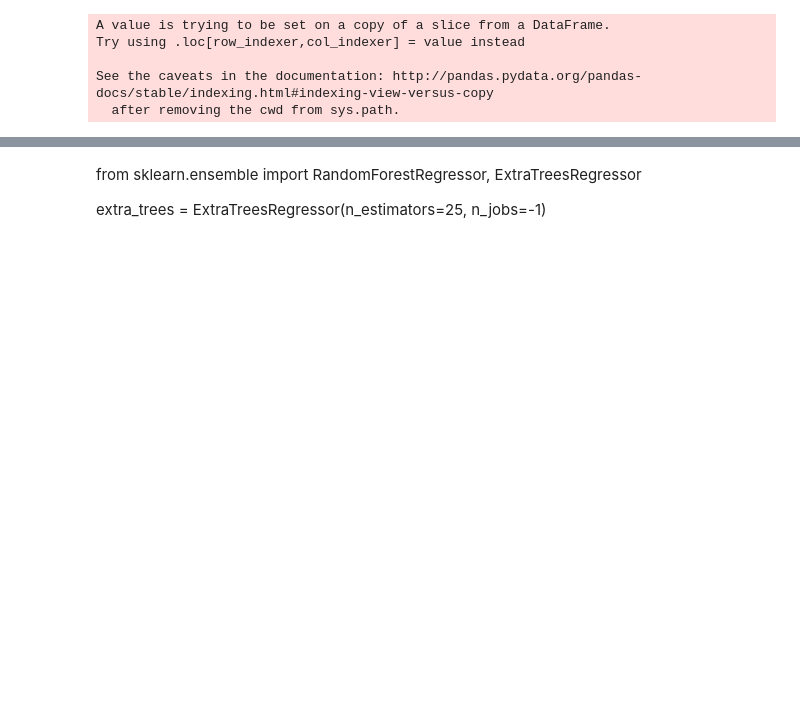
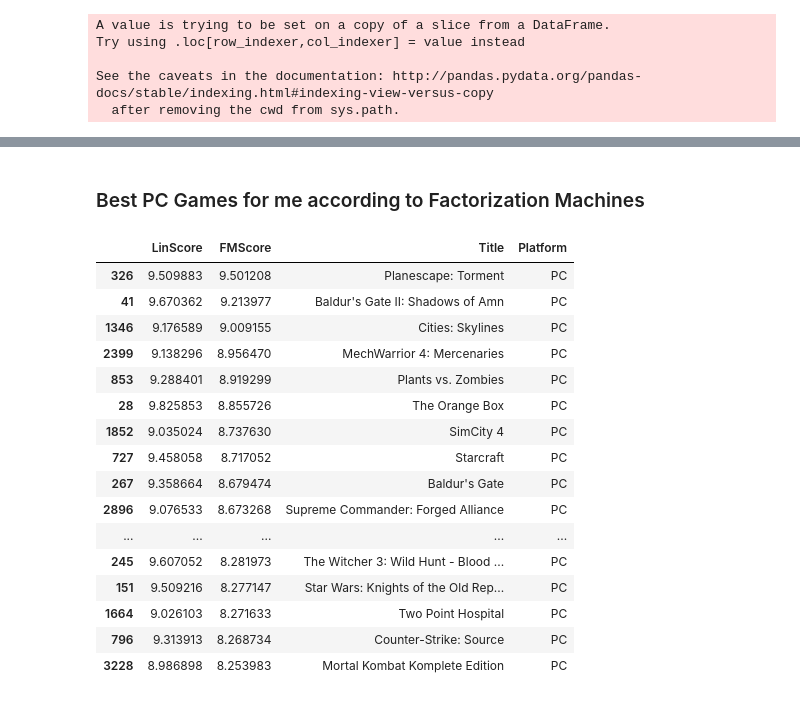
Before and after one commit to lambdaofgod/examples-counterexamples, a Jupyter notebook: notebooks/Metacritic Game Reviews & Factorization Machines.ipynb, the cells around one changed output, grey strips where cells are left out. Saved outputs shown, nothing was run; the diff lists cells and outputs as text; code cells hidden in the pictures; blank space fills up the shorter version.

```diff
--- a/notebooks/Metacritic Game Reviews & Factorization Machines.ipynb
+++ b/notebooks/Metacritic Game Reviews & Factorization Machines.ipynb
@@ -533,9 +497,27 @@ predicted_ratings_df = pd.DataFrame({'LinScore': lin_reg_predicted_ratings, 'FMS
-# %% [markdown]
-from sklearn.ensemble import RandomForestRegressor, ExtraTreesRegressor
-
-extra_trees = ExtraTreesRegressor(n_estimators=25, n_jobs=-1)
 # %%
 mine_ratings_df = predicted_ratings_df[predicted_ratings_df['Title'].isin(ratings_dict.keys())].sort_values(by='Title')
 # %%
 from  operator import itemgetter
 mine_ratings_df['MyScore'] = list(map(itemgetter(1), sorted(ratings_dict.items(), key=itemgetter(0))))
+# %% [markdown]
+### Best PC Games for me according to Factorization Machines
+# %%
+predicted_ratings_df[predicted_ratings_df['Platform'] == 'PC'].iloc[:50]
+# %% [output]
+|  | LinScore | FMScore | Title | Platform |
+| 326 | 9.509883 | 9.501208 | Planescape: Torment | PC |
+| 41 | 9.670362 | 9.213977 | Baldur's Gate II: Shadows of Amn | PC |
+| 1346 | 9.176589 | 9.009155 | Cities: Skylines | PC |
+| 2399 | 9.138296 | 8.956470 | MechWarrior 4: Mercenaries | PC |
+| 853 | 9.288401 | 8.919299 | Plants vs. Zombies | PC |
+| 28 | 9.825853 | 8.855726 | The Orange Box | PC |
+| 1852 | 9.035024 | 8.737630 | SimCity 4 | PC |
+| 727 | 9.458058 | 8.717052 | Starcraft | PC |
+| 267 | 9.358664 | 8.679474 | Baldur's Gate | PC |
+| 2896 | 9.076533 | 8.673268 | Supreme Commander: Forged Alliance | PC |
+| ... | ... | ... | ... | ... |
+| 245 | 9.607052 | 8.281973 | The Witcher 3: Wild Hunt - Blood ... | PC |
+| 151 | 9.509216 | 8.277147 | Star Wars: Knights of the Old Rep... | PC |
+| 1664 | 9.026103 | 8.271633 | Two Point Hospital | PC |
+| 796 | 9.313913 | 8.268734 | Counter-Strike: Source | PC |
+| 3228 | 8.986898 | 8.253983 | Mortal Kombat Komplete Edition | PC |
```
Also changed, not shown: parts of 52 cells of this notebook.
